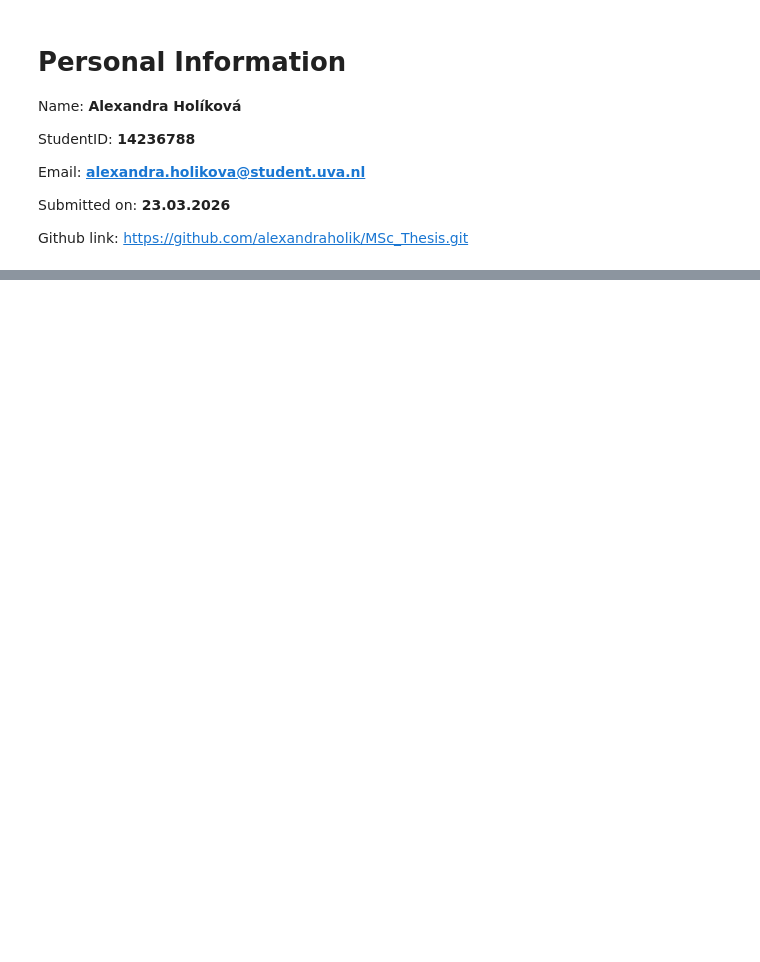
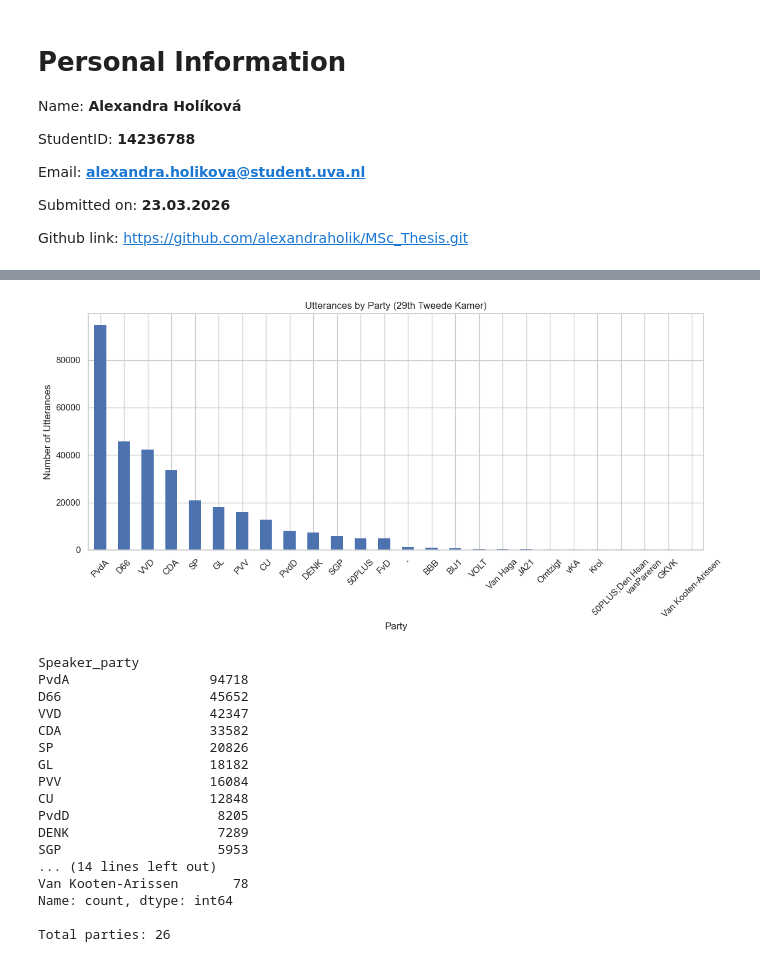
Before and after one commit to alexandraholik/MSc_Thesis, a Jupyter notebook: Exploratory Data Analysis.ipynb, the cells around one changed output, grey strips where cells are left out. Saved outputs shown, nothing was run; the diff lists cells and outputs as text; code cells hidden in the pictures; blank space fills up the shorter version.

```diff
--- a/Exploratory Data Analysis.ipynb
+++ b/Exploratory Data Analysis.ipynb
@@ -55,0 +268,27 @@ Make sure to add some explanation of what you are doing in your code. This will
+# %%
+# Datetime
+df["Date"] = pd.to_datetime(df["Date"])
+
+# Numeric columns
+numeric_cols = ["Words", "Tokens", "Sents", "Names", "Senti_n"]
+for col in numeric_cols:
+    df[col] = pd.to_numeric(df[col], errors="coerce")
+
+# Categorical columns (saves memory too)
+cat_cols = ["Speaker_party", "Speaker_gender", "Party_status",
+            "Party_orientation", "Topic", "Subcorpus",
+            "Speaker_role", "Speaker_MP", "Speaker_minister",
+            "Senti_3", "Senti_6"]
+for col in cat_cols:
+    df[col] = df[col].astype("category")
+
+# Speaker birth year as numeric
+df["Speaker_birth"] = pd.to_numeric(df["Speaker_birth"], errors="coerce")
+
+# Confirm
+print(df.dtypes)
+print(f"\nDate range: {df['Date'].min().date()} → {df['Date'].max().date()}")
+print(f"\nWords stats:\n{df['Words'].describe().round(1)}")
+print(f"\nSenti_3 values: {df['Senti_3'].cat.categories.tolist()}")
+print(f"Senti_6 values: {df['Senti_6'].cat.categories.tolist()}")
+print(f"Speaker_birth range: {df['Speaker_birth'].min():.0f} – {df['Speaker_birth'].max():.0f}")
@@ -55,0 +356,34 @@ Make sure to add some explanation of what you are doing in your code. This will
+# %%
+party_counts = df["Speaker_party"].value_counts()
+
+fig, ax = plt.subplots(figsize=(12, 6))
+party_counts.plot(kind="bar", ax=ax, color="#4C72B0", edgecolor="none")
+ax.set_title("Utterances by Party (29th Tweede Kamer)")
+ax.set_xlabel("Party")
+ax.set_ylabel("Number of Utterances")
+ax.tick_params(axis="x", rotation=45)
+plt.tight_layout()
+plt.savefig("party_distribution.png", dpi=150)
+plt.show()
+
+print(party_counts)
+print(f"\nTotal parties: {df['Speaker_party'].nunique()}")
+# %% [output]
+[figure, added]
+Speaker_party
+PvdA                  94718
+D66                   45652
+VVD                   42347
+CDA                   33582
+SP                    20826
+GL                    18182
+PVV                   16084
+CU                    12848
+PvdD                   8205
+DENK                   7289
+SGP                    5953
+... (14 lines left out)
+Van Kooten-Arissen       78
+Name: count, dtype: int64
+
+Total parties: 26
```
Also changed, not shown: parts of 42 cells of this notebook.
